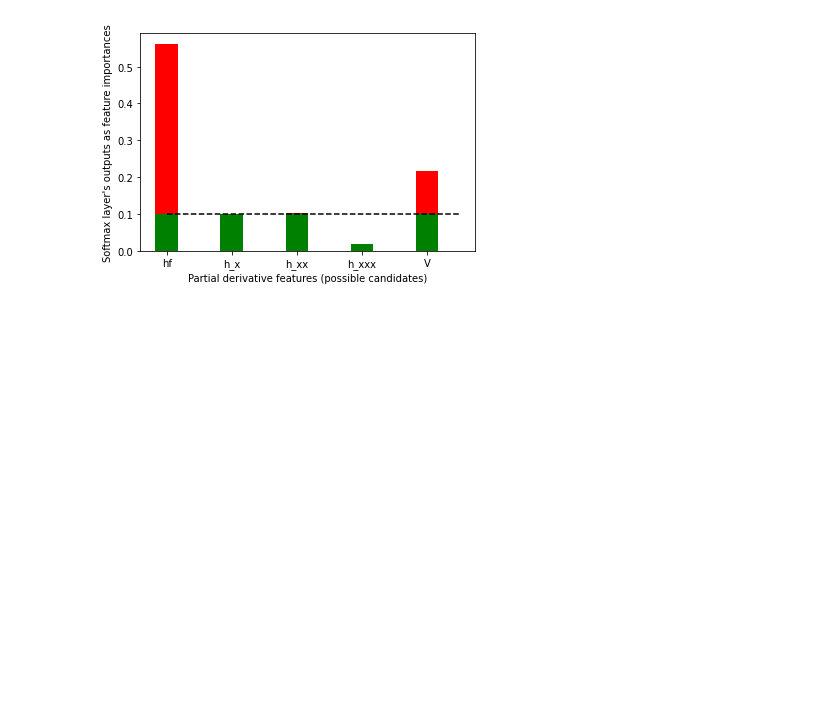
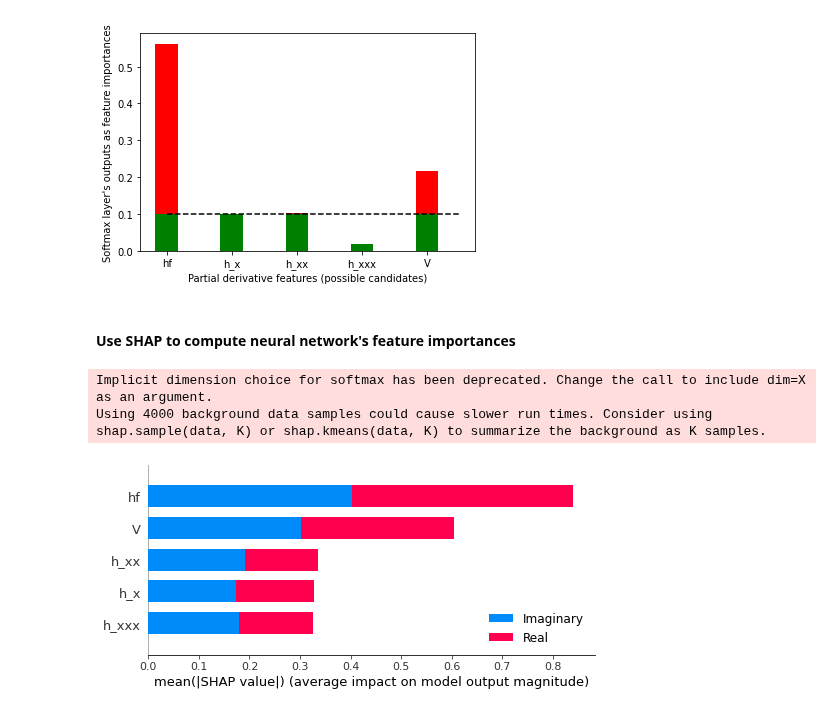
Before and after one commit to Pongpisit-Thanasutives/Multi-task-Physics-informed-neural-networks, a Jupyter notebook: inverse_qho/Working.ipynb, the cells around one changed output. Cells and saved outputs as stored; diff of their text form; code cells hidden in the pictures; blank space fills up the shorter version.

```diff
--- a/inverse_qho/Working.ipynb
+++ b/inverse_qho/Working.ipynb
@@ -549,3 +549,5 @@ torch.save(semisup_model.state_dict(), "saved_path_inverse_qho/qho_complex_model
 # %%
 np.save("./tmp_files/X_train_2000labeledsamplesV3", X_train.detach().numpy())
 np.save("./tmp_files/h_train_2000labeledsamplesV3", h_train.detach().numpy())
+# %% [markdown]
+#### Use SHAP to compute neural network's feature importances
@@ -551,0 +556,16 @@ np.save("./tmp_files/h_train_2000labeledsamplesV3", h_train.detach().numpy())
+# %%
+def fn(inp):
+    global semisup_model
+    out = semisup_model.selector(torch.tensor(inp, dtype=torch.cfloat))
+    return torch.hstack([out.real, out.imag]).detach().numpy()
+
+explainer = shap.KernelExplainer(model=fn, data=X_selector.detach().numpy(), link="identity")
+shap_values = explainer.shap_values(X=X_selector.detach().numpy())
+# %% [output]
+Implicit dimension choice for softmax has been deprecated. Change the call to include dim=X as an argument.
+Using 4000 background data samples could cause slower run times. Consider using shap.sample(data, K) or shap.kmeans(data, K) to summarize the background as K samples.
+# %%
+shap.summary_plot(shap_values, feature_names=feature_names, class_names=['Real', 'Imaginary'], show=False)
+plt.savefig("../visualization/qho_shap_feature_importances_selector_with_softmax.png", dpi=200)
+# %% [output]
+[figure, added]
```
Also changed, not shown: parts of 1 cell of this notebook, 4 other files.
